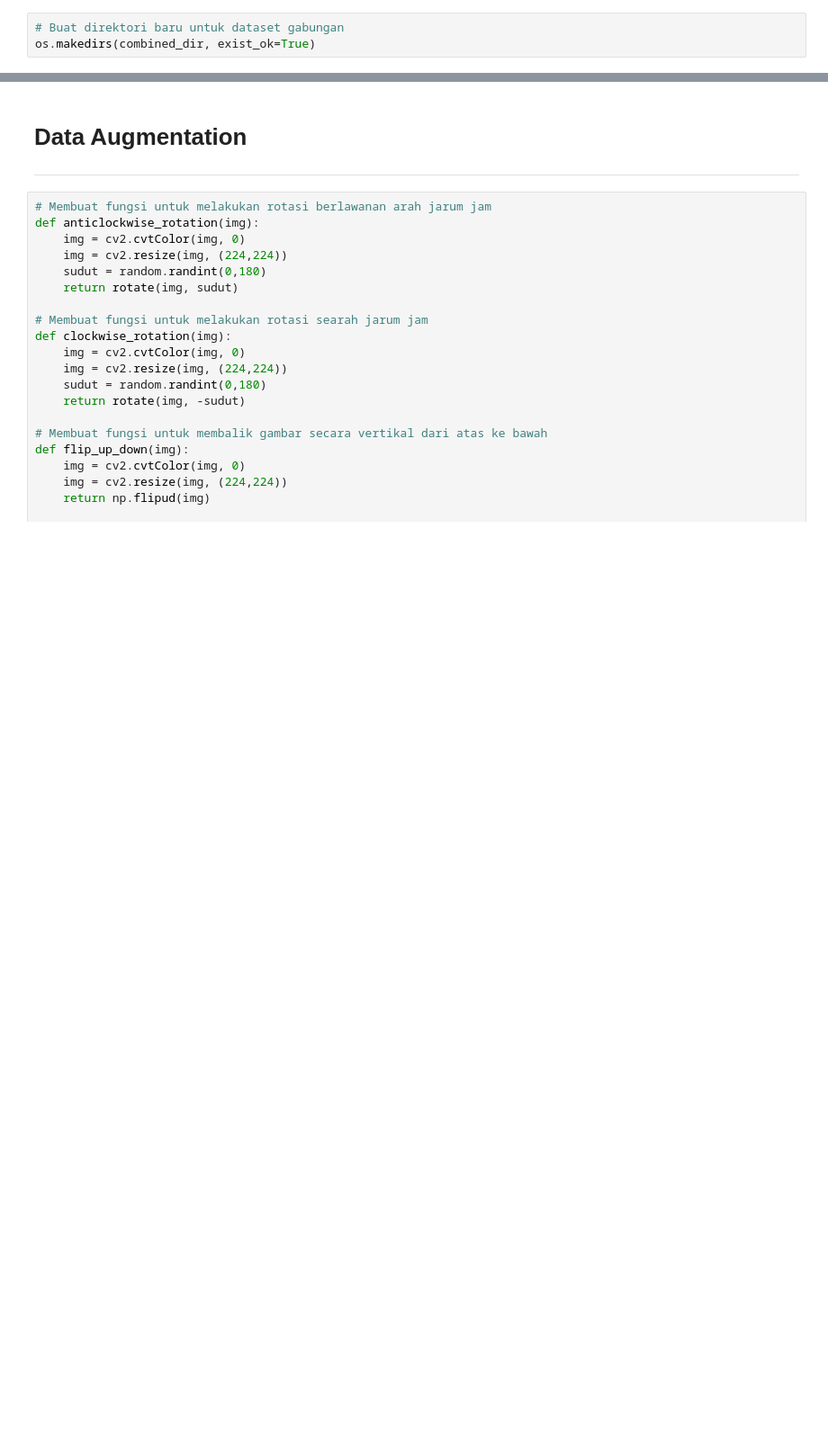
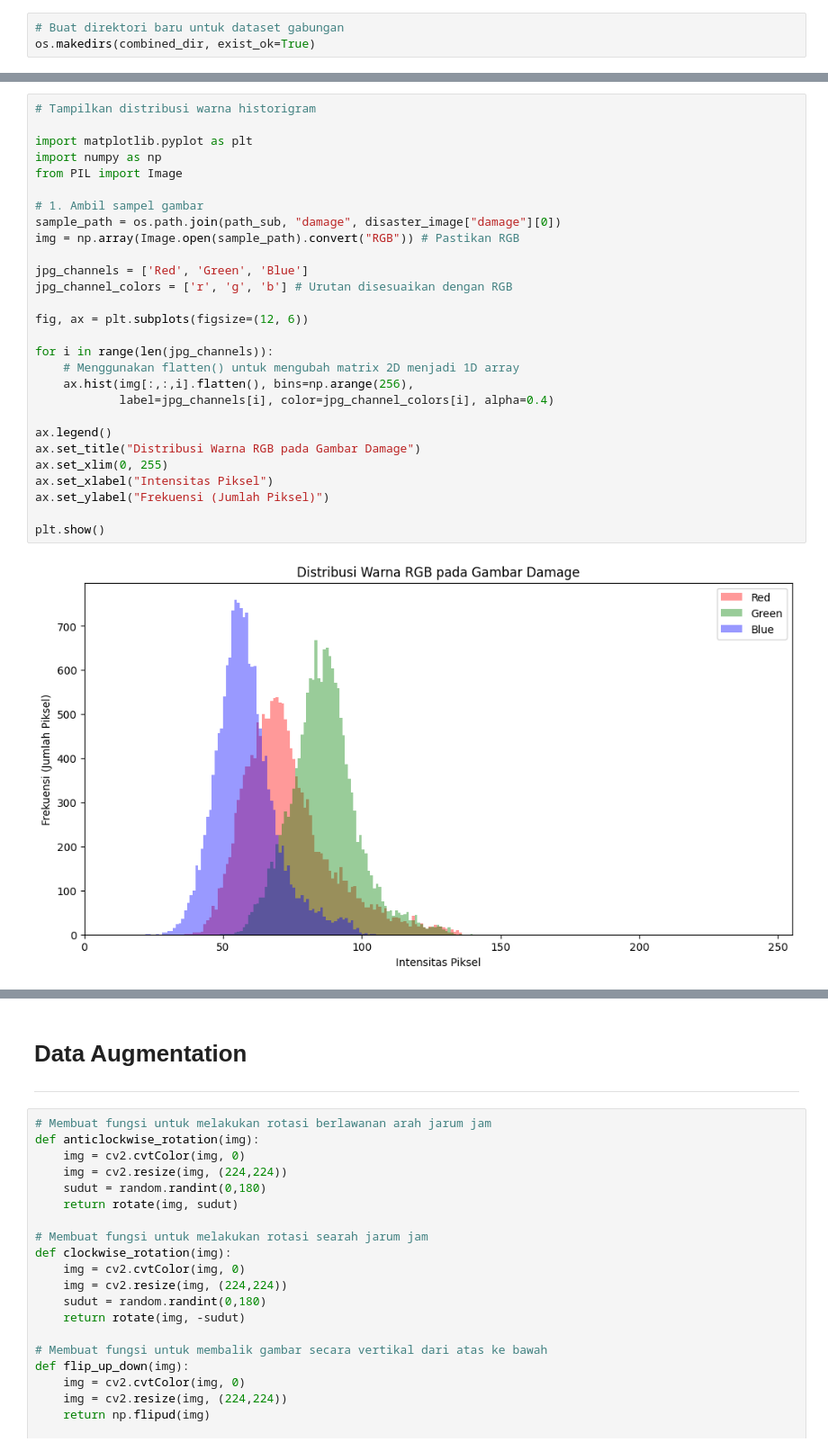
Before and after one commit to mikysetiawan/FundamentalDeepL, a Jupyter notebook: Tugas_2_ImageClassification.ipynb, the cells around one changed output, grey strips where cells are left out. Shown at 90% size. Cells and saved outputs as stored; diff of their text form; blank space fills up the shorter version.

```diff
--- a/Tugas_2_ImageClassification.ipynb
+++ b/Tugas_2_ImageClassification.ipynb
@@ -146,3 +154,33 @@ fig.tight_layout()
+# %%
+# Tampilkan distribusi warna historigram
+
+import matplotlib.pyplot as plt
+import numpy as np
+from PIL import Image
+
+# 1. Ambil sampel gambar
+sample_path = os.path.join(path_sub, "damage", disaster_image["damage"][0])
+img = np.array(Image.open(sample_path).convert("RGB")) # Pastikan RGB
+
+jpg_channels = ['Red', 'Green', 'Blue']
+jpg_channel_colors = ['r', 'g', 'b'] # Urutan disesuaikan dengan RGB
+
+fig, ax = plt.subplots(figsize=(12, 6))
+
+for i in range(len(jpg_channels)):
+    # Menggunakan flatten() untuk mengubah matrix 2D menjadi 1D array
+    ax.hist(img[:,:,i].flatten(), bins=np.arange(256),
+            label=jpg_channels[i], color=jpg_channel_colors[i], alpha=0.4)
+
+ax.legend()
+ax.set_title("Distribusi Warna RGB pada Gambar Damage")
+ax.set_xlim(0, 255)
+ax.set_xlabel("Intensitas Piksel")
+ax.set_ylabel("Frekuensi (Jumlah Piksel)")
+
+plt.show()
+# %% [output]
+[figure, added]
 # %%
 # Definisikan path sumber
 disaster_path = "hurricane_data/dataset/"
```
Also changed, not shown: parts of 22 cells of this notebook.
